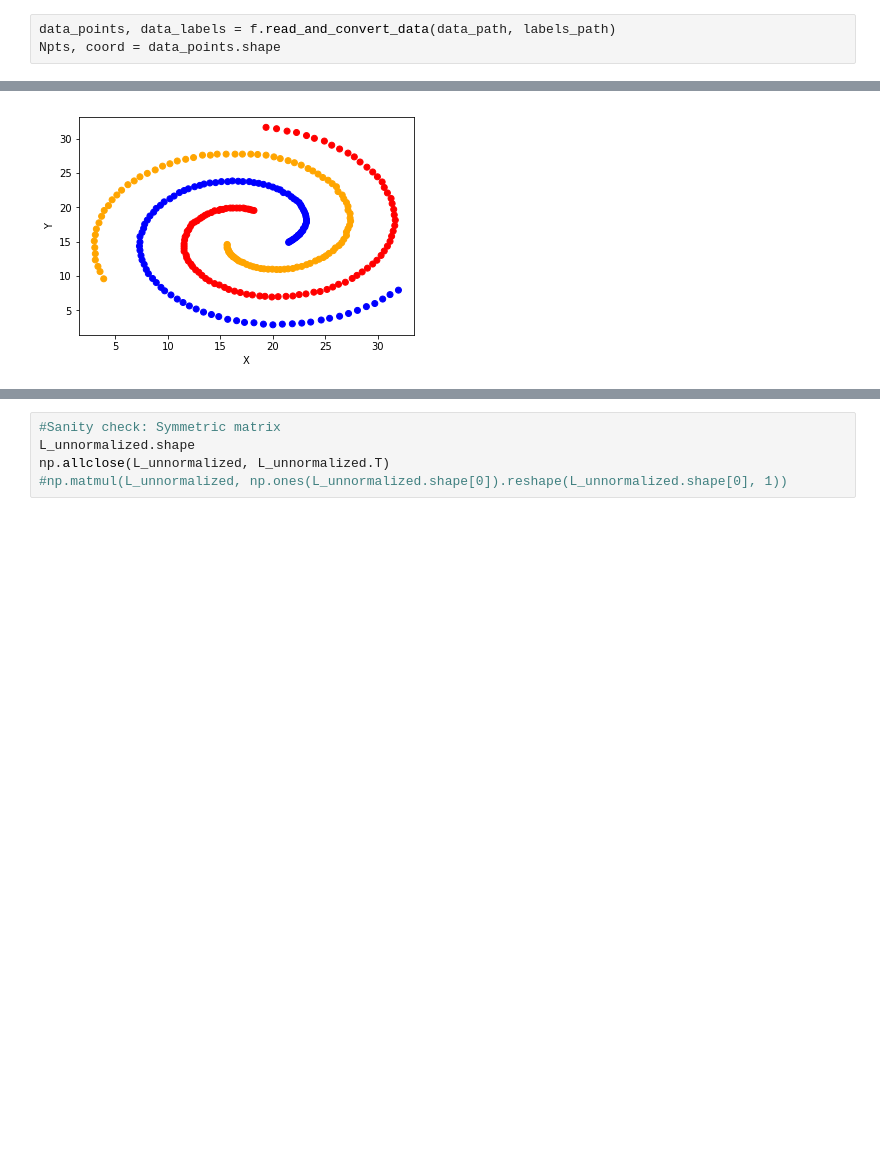
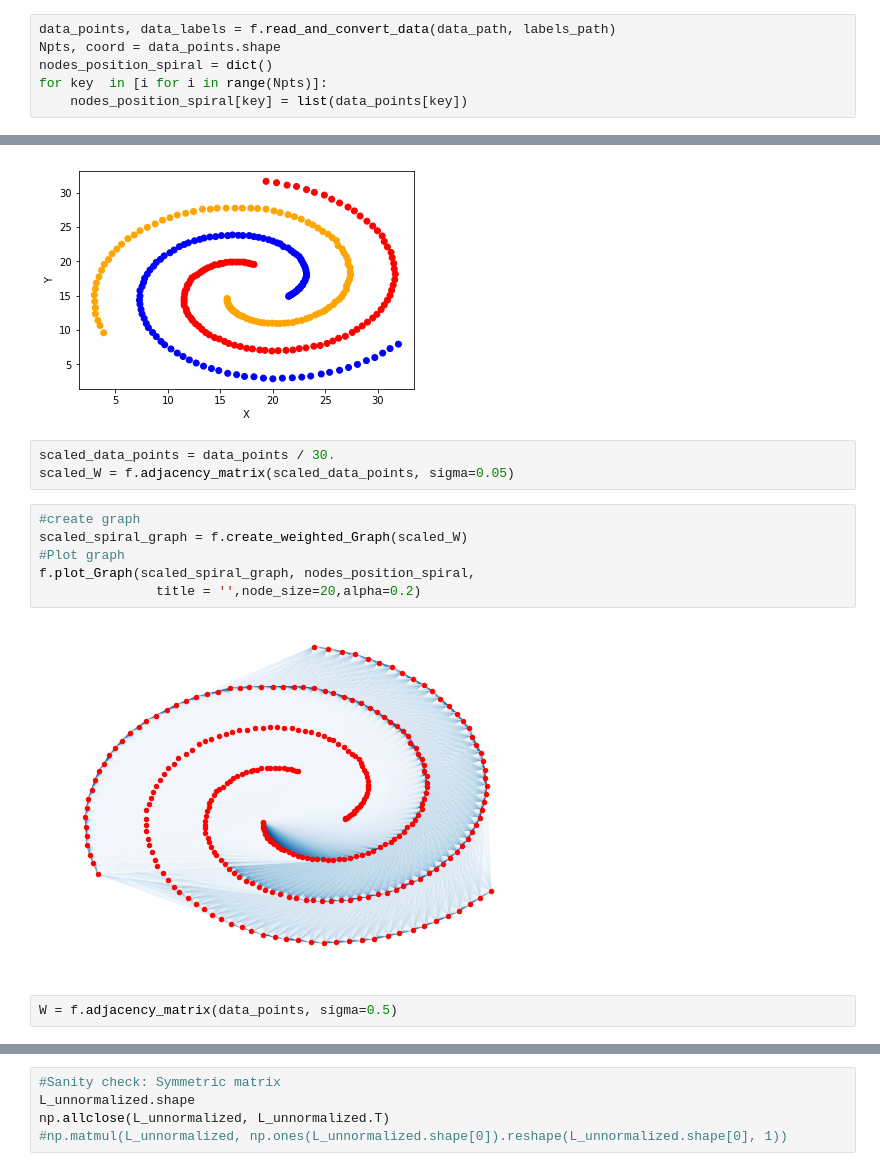
Before and after one commit to msarrias/spectral-clustering, a Jupyter notebook: playground.ipynb, the cells around one changed output, grey strips where cells are left out. Drawn from its saved outputs; the diff is of its cells as text; blank space fills up the shorter version.

```diff
--- a/playground.ipynb
+++ b/playground.ipynb
@@ -71,7 +71,23 @@ labels_path = 'data/spiral.labels'
 # %%
 data_points, data_labels = f.read_and_convert_data(data_path, labels_path)
 Npts, coord = data_points.shape
+nodes_position_spiral = dict()
+for key  in [i for i in range(Npts)]:
+    nodes_position_spiral[key] = list(data_points[key])
 # %%
 f.scatter_plot_data_set(data_points, data_labels)
 # %% [output]
 [figure]
+# %%
+scaled_data_points = data_points / 30.
+scaled_W = f.adjacency_matrix(scaled_data_points, sigma=0.05)
+# %%
+#create graph
+scaled_spiral_graph = f.create_weighted_Graph(scaled_W)
+#Plot graph
+f.plot_Graph(scaled_spiral_graph, nodes_position_spiral,
+               title = '',node_size=20,alpha=0.2)
+# %% [output]
+[figure, added]
+# %%
+W = f.adjacency_matrix(data_points, sigma=0.5)
```
Also changed, not shown: parts of 11 cells of this notebook.
